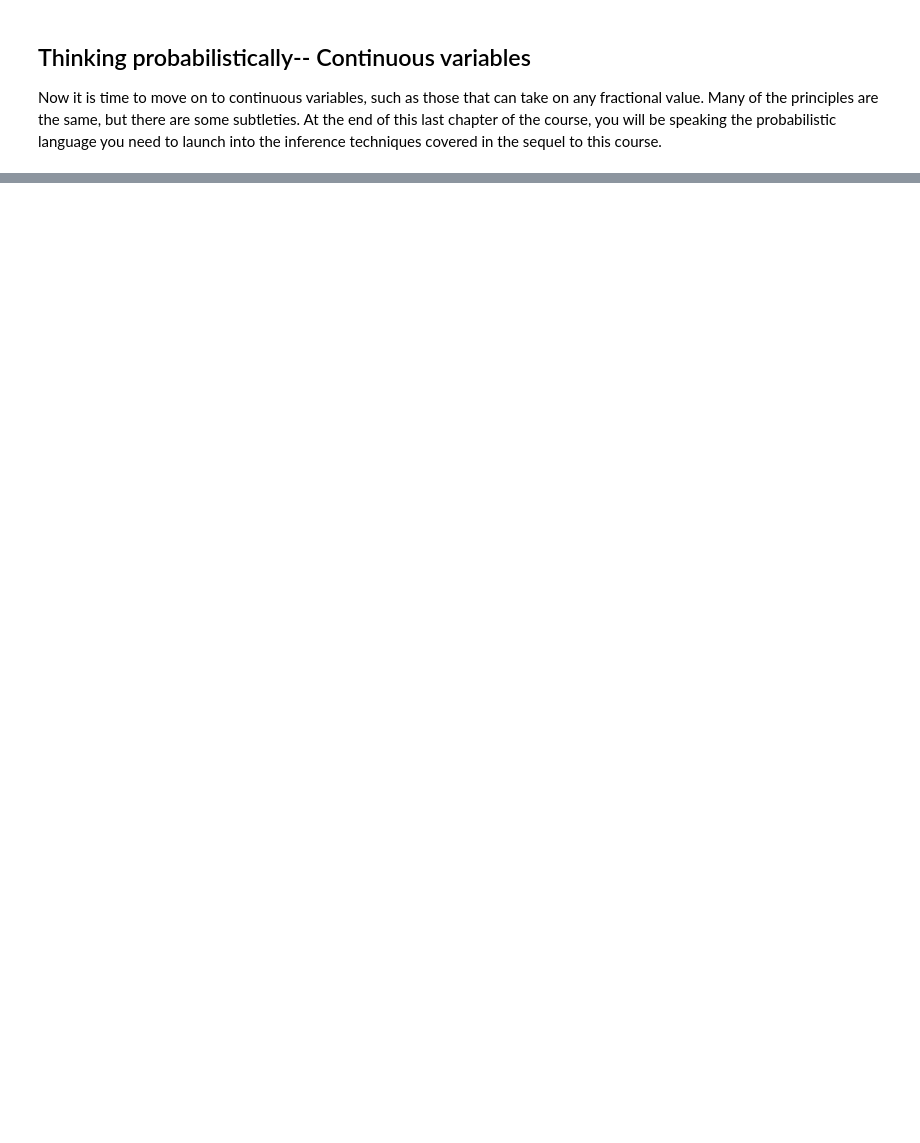
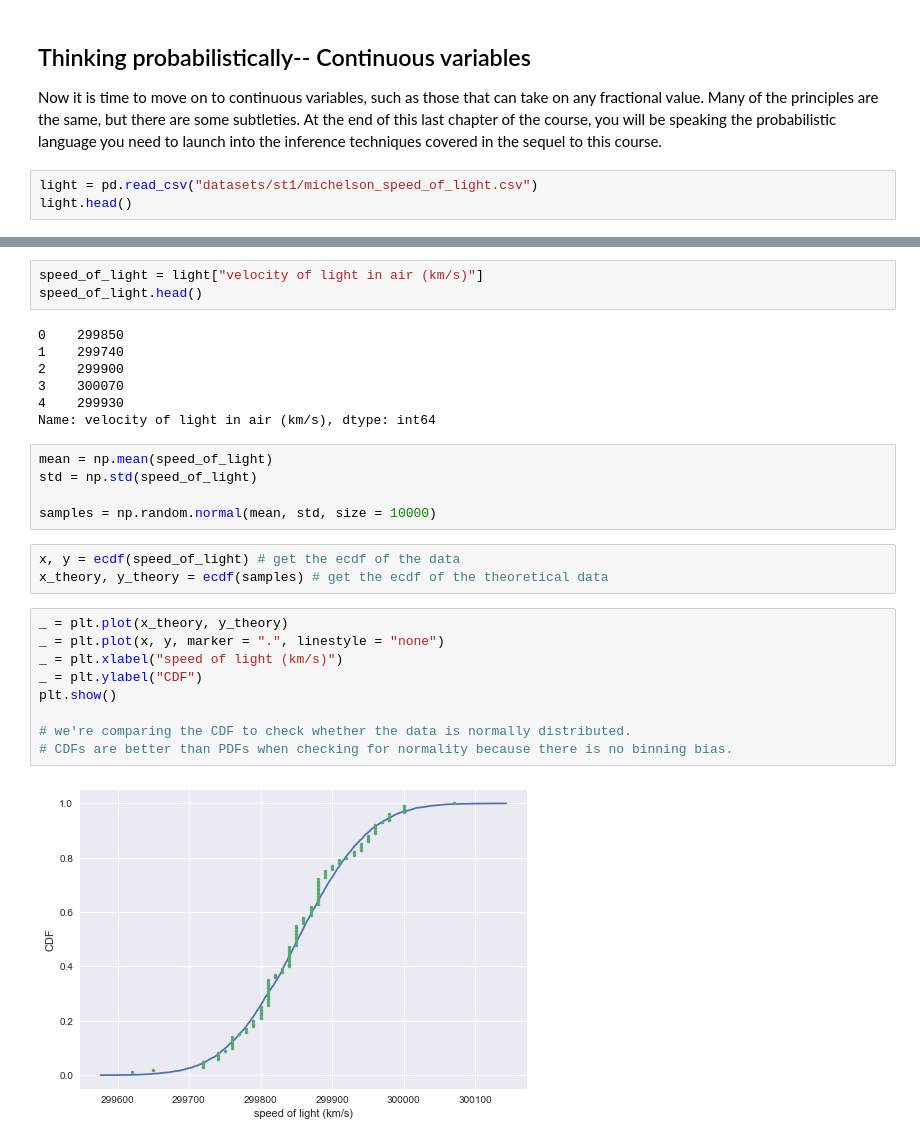
Before and after one commit to iamjz/Python-Data, a Jupyter notebook: StatisticalThinking1.ipynb, the cells around one changed output, grey strips where cells are left out. Drawn from its saved outputs; the diff is of its cells as text; blank space fills up the shorter version.

```diff
--- a/StatisticalThinking1.ipynb
+++ b/StatisticalThinking1.ipynb
@@ -365,3 +365,6 @@ Probability of seven or more no-hitters: 0.0082
 ## Thinking probabilistically-- Continuous variables
 
 Now it is time to move on to continuous variables, such as those that can take on any fractional value. Many of the principles are the same, but there are some subtleties. At the end of this last chapter of the course, you will be speaking the probabilistic language you need to launch into the inference techniques covered in the sequel to this course.
+# %%
+light = pd.read_csv("datasets/st1/michelson_speed_of_light.csv")
+light.head()
@@ -367,0 +378,29 @@ Now it is time to move on to continuous variables, such as those that can take o
+# %%
+speed_of_light = light["velocity of light in air (km/s)"]
+speed_of_light.head()
+# %% [output]
+0    299850
+1    299740
+2    299900
+3    300070
+4    299930
+Name: velocity of light in air (km/s), dtype: int64
+# %%
+mean = np.mean(speed_of_light)
+std = np.std(speed_of_light)
+
+samples = np.random.normal(mean, std, size = 10000)
+# %%
+x, y = ecdf(speed_of_light) # get the ecdf of the data
+x_theory, y_theory = ecdf(samples) # get the ecdf of the theoretical data
+# %%
+_ = plt.plot(x_theory, y_theory)
+_ = plt.plot(x, y, marker = ".", linestyle = "none")
+_ = plt.xlabel("speed of light (km/s)")
+_ = plt.ylabel("CDF")
+plt.show()
+
+# we're comparing the CDF to check whether the data is normally distributed.
+# CDFs are better than PDFs when checking for normality because there is no binning bias.
+# %% [output]
+[figure, added]
```
Also changed, not shown: parts of 10 cells of this notebook, 1 other file.
